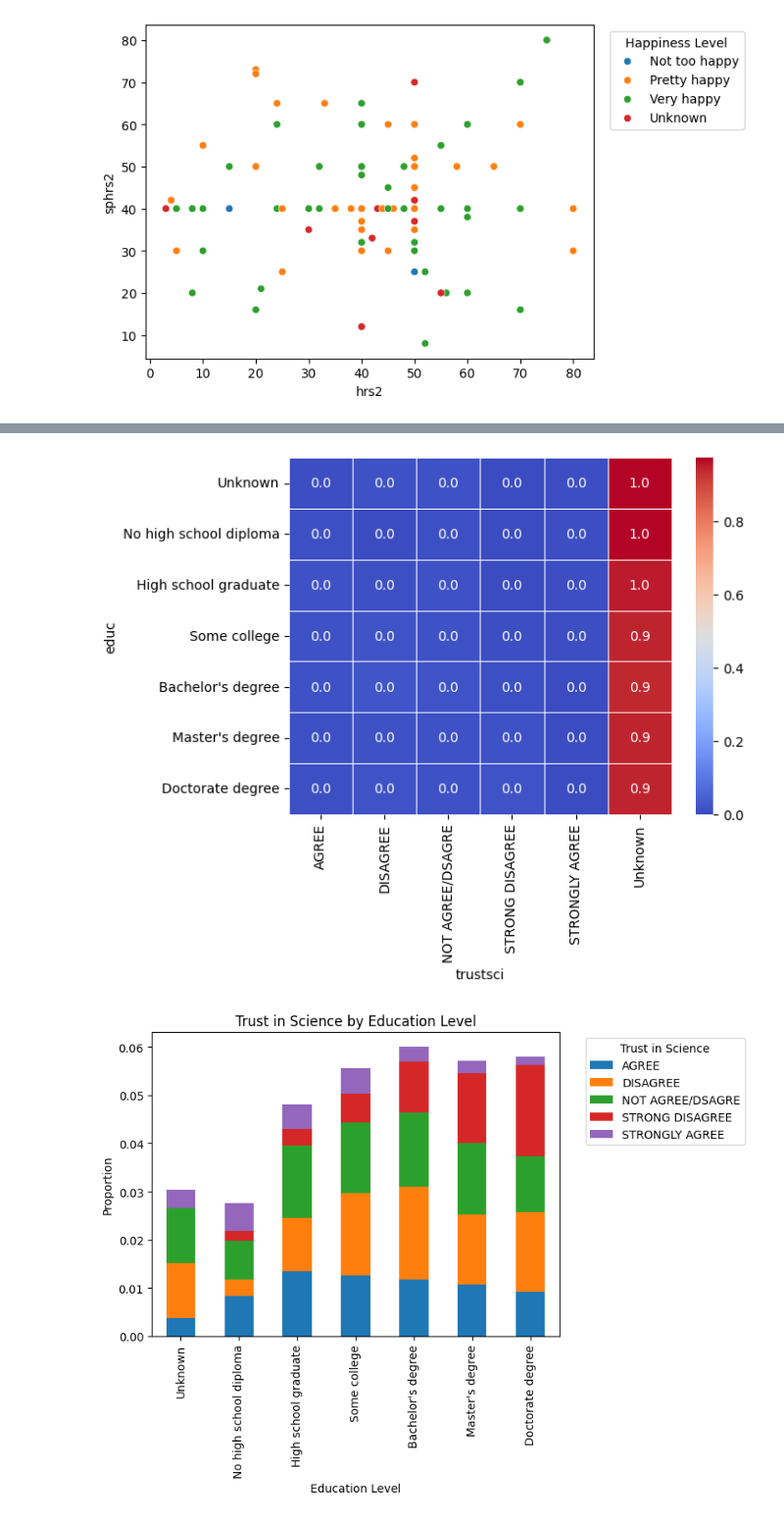
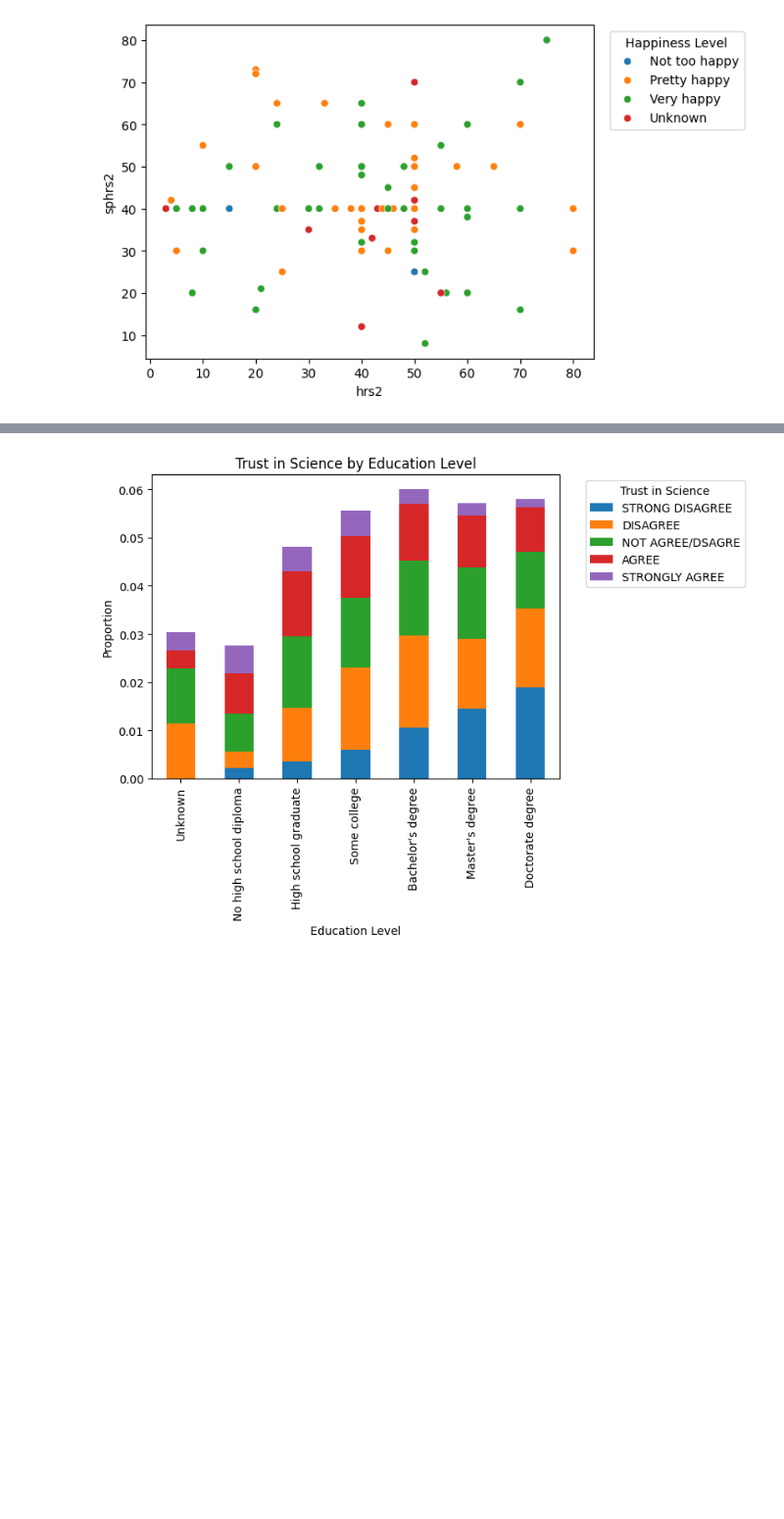
Before and after one commit to ashleynguyen04/EDA, a Jupyter notebook: lab/gss.ipynb, the cells around one changed output, grey strips where cells are left out. Shown at 98% size. Cells and saved outputs as stored; diff of their text form; code cells hidden in the pictures; blank space fills up the shorter version.

```diff
--- a/lab/gss.ipynb
+++ b/lab/gss.ipynb
@@ -221,20 +223,20 @@ plt.show()
 # %%
 #edu vs trust in science
 cross_tab2 = pd.crosstab(df['educ'], df['trustsci'], normalize='index')
 edu_order = ['Unknown','No high school diploma','High school graduate','Some college','Bachelor\'s degree','Master\'s degree','Doctorate degree']
 cross_tab2 = cross_tab2.reindex(edu_order)
-sns.heatmap(cross_tab2, annot=True, cmap="coolwarm", fmt=".1f", linewidths=0.5)
+trustsci_order = ['STRONG DISAGREE','DISAGREE','NOT AGREE/DSAGRE','AGREE','STRONGLY AGREE']
+cross_tab2 = cross_tab2[trustsci_order]
 if 'Unknown' in cross_tab2.columns: #remove unknowns from columns b/c was making graph disproportionate
   cross_tab2 = cross_tab2.drop(columns=['Unknown'])
 cross_tab2.plot(kind='bar', stacked=True)
 plt.title("Trust in Science by Education Level")
 plt.xlabel("Education Level")
 plt.ylabel("Proportion")
 plt.legend(title="Trust in Science", bbox_to_anchor=(1.05, 1), loc='upper left')
 plt.show()
 # %% [output]
-[figure, old version]
+[figure, new version]
-[figure, removed]
 # %%
 #educ vs polviews
 cross_tab3 = pd.crosstab(df['educ'], df['polviews'], normalize='index')
```
Also changed, not shown: parts of 3 cells of this notebook.
